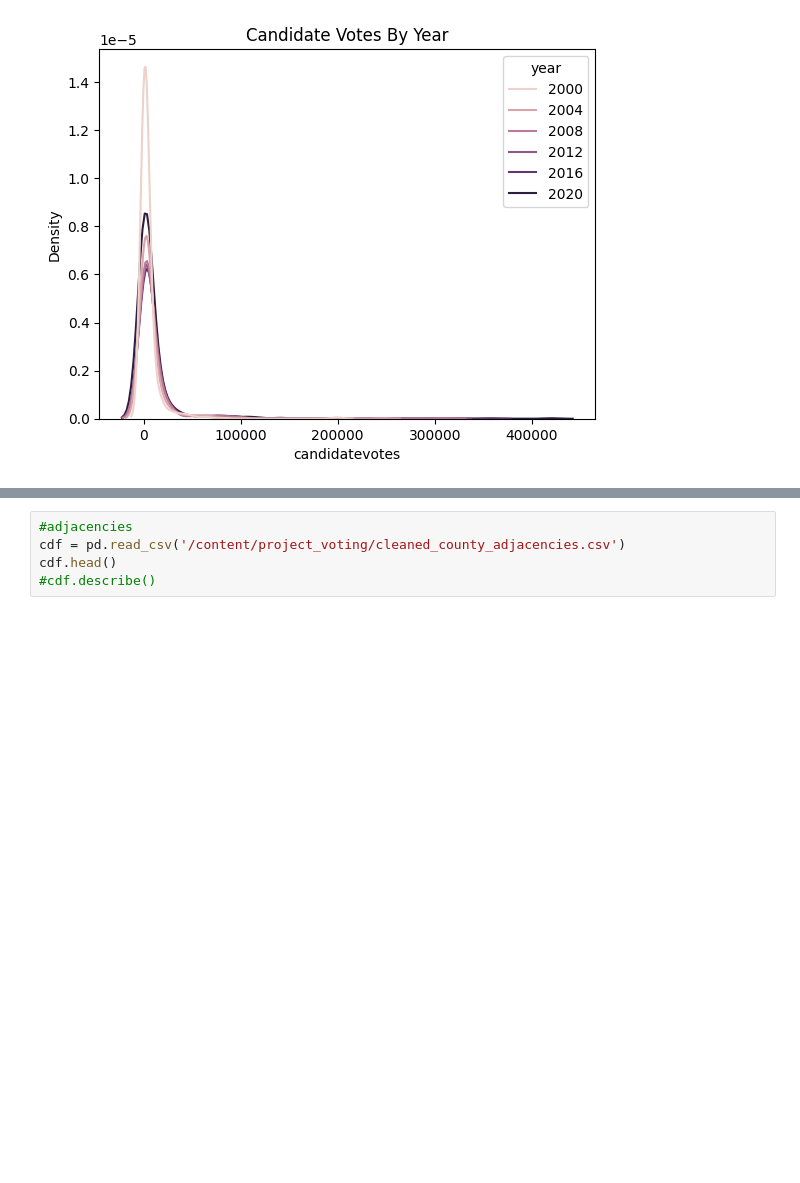
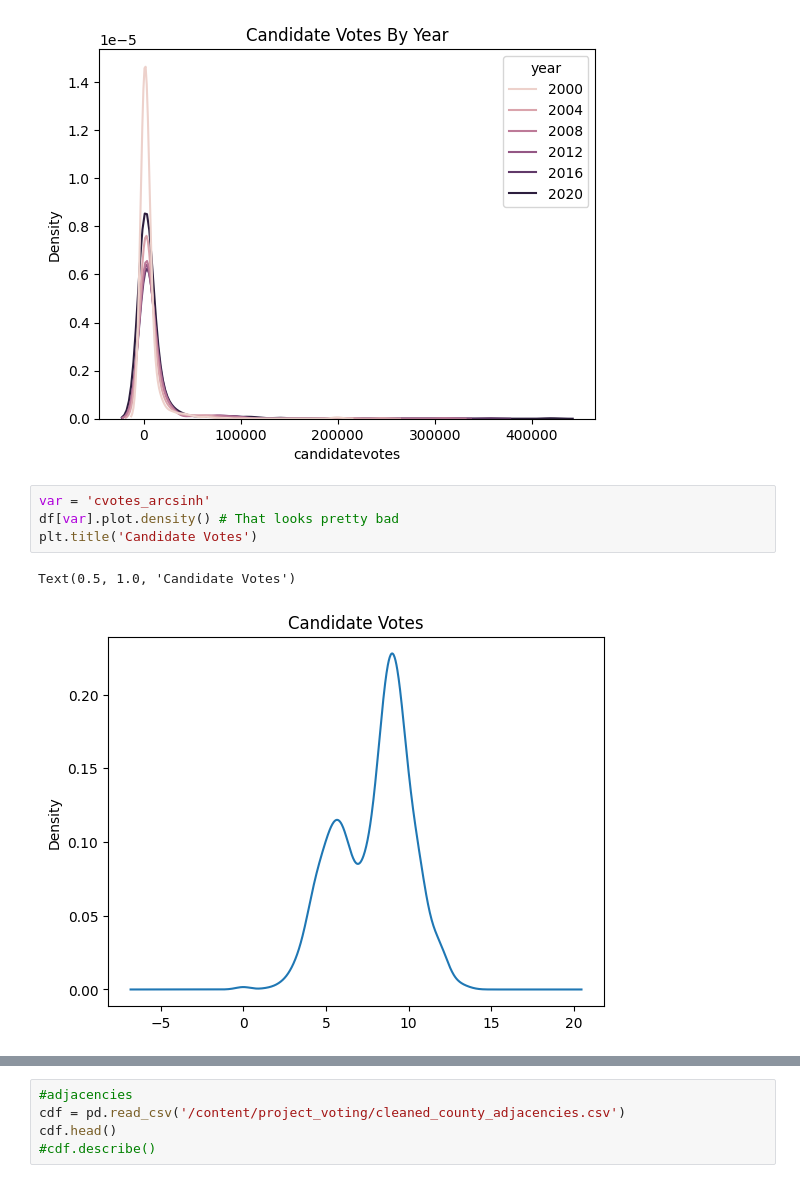
Before and after one commit to kelseymatsik/project_voting, a Jupyter notebook: Visuals_Density_Plots.ipynb, the cells around one changed output, grey strips where cells are left out. Saved outputs shown, nothing was run; the diff lists cells and outputs as text; blank space fills up the shorter version.

Commit message:
density plots, histograms, covar/corr, boxplots, arcsin transformations, scatterplots

```diff
--- a/Visuals_Density_Plots.ipynb
+++ b/Visuals_Density_Plots.ipynb
@@ -33,3 +40,10 @@ plt.title('Candidate Votes By Year')
 # %% [output]
 Text(0.5, 1.0, 'Candidate Votes By Year')
 [figure]
+# %%
+var = 'cvotes_arcsinh'
+df[var].plot.density() # That looks pretty bad
+plt.title('Candidate Votes')
+# %% [output]
+Text(0.5, 1.0, 'Candidate Votes')
+[figure, added]
```
Also changed, not shown: parts of 19 cells of this notebook.
